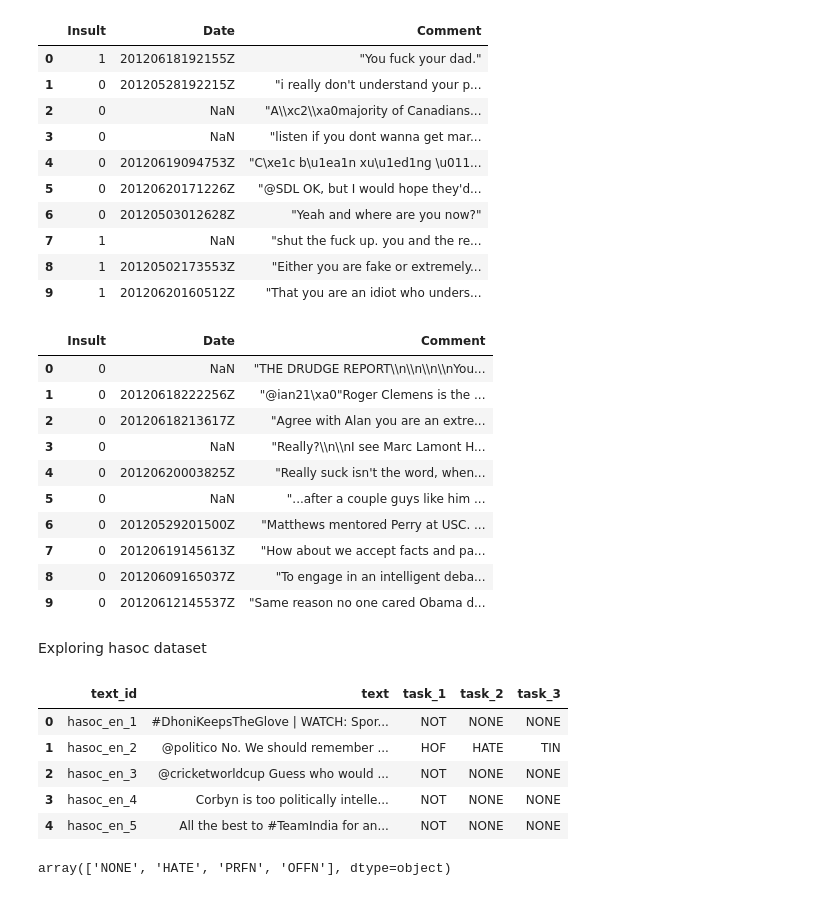
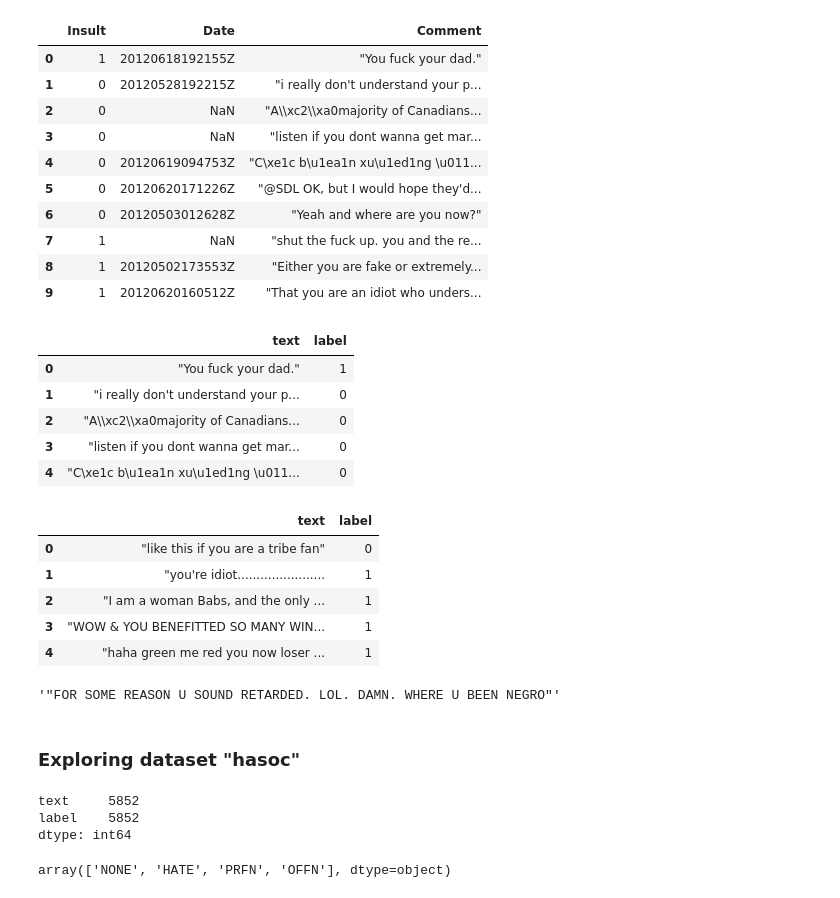
Before and after one commit to chauhan17nitin/hatErase, a Jupyter notebook: Dataset_Exploration.ipynb, the cells around one changed output. Cells and saved outputs as stored; diff of their text form; code cells hidden in the pictures.

```diff
--- a/Dataset_Exploration.ipynb
+++ b/Dataset_Exploration.ipynb
@@ -6,5 +20,4 @@ First reading dataset from detecting_insults
 # %%
-impremium = pd.read_csv('/content/drive/My Drive/ML-PR/dataset/detecting_insults/impremium.csv')
-impremium2 = pd.read_csv('/content/drive/My Drive/ML-PR/dataset/detecting_insults/impermium2.csv')
-sample_submission = pd.read_csv('/content/drive/My Drive/ML-PR/dataset/detecting_insults/sample_submission_null.csv')
-train = pd.read_csv('/content/drive/My Drive/ML-PR/dataset/detecting_insults/train.csv')
+impremium = pd.read_csv('detecting_insults/impremium.csv')
+impremium2 = pd.read_csv('detecting_insults/impermium2.csv')
+train_insult = pd.read_csv('detecting_insults/train.csv')
@@ -50,20 +88,38 @@ train.head(10)
 | 7 | 1 | NaN | "shut the fuck up. you and the re... |
 | 8 | 1 | 20120502173553Z | "Either you are fake or extremely... |
 | 9 | 1 | 20120620160512Z | "That you are an idiot who unders... |
-# %%
-sample_submission.head(10)
-# %% [output]
-|  | Insult | Date | Comment |
-| 0 | 0 | NaN | "THE DRUDGE REPORT\\n\\n\\n\\nYou... |
-| 1 | 0 | 20120618222256Z | "@ian21\xa0"Roger Clemens is the ... |
-| 2 | 0 | 20120618213617Z | "Agree with Alan you are an extre... |
-| 3 | 0 | NaN | "Really?\\n\\nI see Marc Lamont H... |
-| 4 | 0 | 20120620003825Z | "Really suck isn't the word, when... |
-| 5 | 0 | NaN | "...after a couple guys like him ... |
-| 6 | 0 | 20120529201500Z | "Matthews mentored Perry at USC. ... |
-| 7 | 0 | 20120619145613Z | "How about we accept facts and pa... |
-| 8 | 0 | 20120609165037Z | "To engage in an intelligent deba... |
-| 9 | 0 | 20120612145537Z | "Same reason no one cared Obama d... |
-# %% [markdown]
-Exploring hasoc dataset
+# %%
+train_insult.rename(columns = {'Comment': 'text','Insult':'label'}, inplace = True)
+impremium.rename(columns = {'Comment': 'text', 'Insult':'label'}, inplace = True)
+
+column1 = ['Date', 'Usage']
+column2 = ['Date']
+impremium.drop(columns=column1, axis = 1, inplace = True)
+train_insult.drop(columns=column2, axis = 1, inplace = True)
+# %%
+train_insult = train_insult.reindex(columns=['text', 'label'])
+train_insult.head()
+# %% [output]
+|  | text | label |
+| 0 | "You fuck your dad." | 1 |
+| 1 | "i really don't understand your p... | 0 |
+| 2 | "A\\xc2\\xa0majority of Canadians... | 0 |
+| 3 | "listen if you dont wanna get mar... | 0 |
+| 4 | "C\xe1c b\u1ea1n xu\u1ed1ng \u011... | 0 |
+# %%
+impremium = impremium.reindex(columns=['text', 'label'])
+impremium.head()
+# %% [output]
+|  | text | label |
+| 0 | "like this if you are a tribe fan" | 0 |
+| 1 | "you're idiot....................... | 1 |
+| 2 | "I am a woman Babs, and the only ... | 1 |
+| 3 | "WOW & YOU BENEFITTED SO MANY WIN... | 1 |
+| 4 | "haha green me red you now loser ... | 1 |
+# %%
+train_insult['text'][15]
+# %% [output]
+'"FOR SOME REASON U SOUND RETARDED. LOL. DAMN. WHERE U BEEN NEGRO"'
+# %% [markdown]
+### Exploring dataset **"hasoc"**
 # %%
@@ -71,10 +127,7 @@ english_dataset = pd.read_csv('/content/drive/My Drive/ML-PR/dataset/hasoc/engli
 # %%
-english_dataset.head()
+hasoc_dataset.head()
 # %% [output]
-|  | text_id | text | task_1 | task_2 | task_3 |
-| 0 | hasoc_en_1 | #DhoniKeepsTheGlove | WATCH: Spor... | NOT | NONE | NONE |
-| 1 | hasoc_en_2 | @politico No. We should remember ... | HOF | HATE | TIN |
-| 2 | hasoc_en_3 | @cricketworldcup Guess who would ... | NOT | NONE | NONE |
-| 3 | hasoc_en_4 | Corbyn is too politically intelle... | NOT | NONE | NONE |
-| 4 | hasoc_en_5 | All the best to #TeamIndia for an... | NOT | NONE | NONE |
+text     5852
+label    5852
+dtype: int64
 # %%
```
Also changed, not shown: parts of 57 cells of this notebook.
